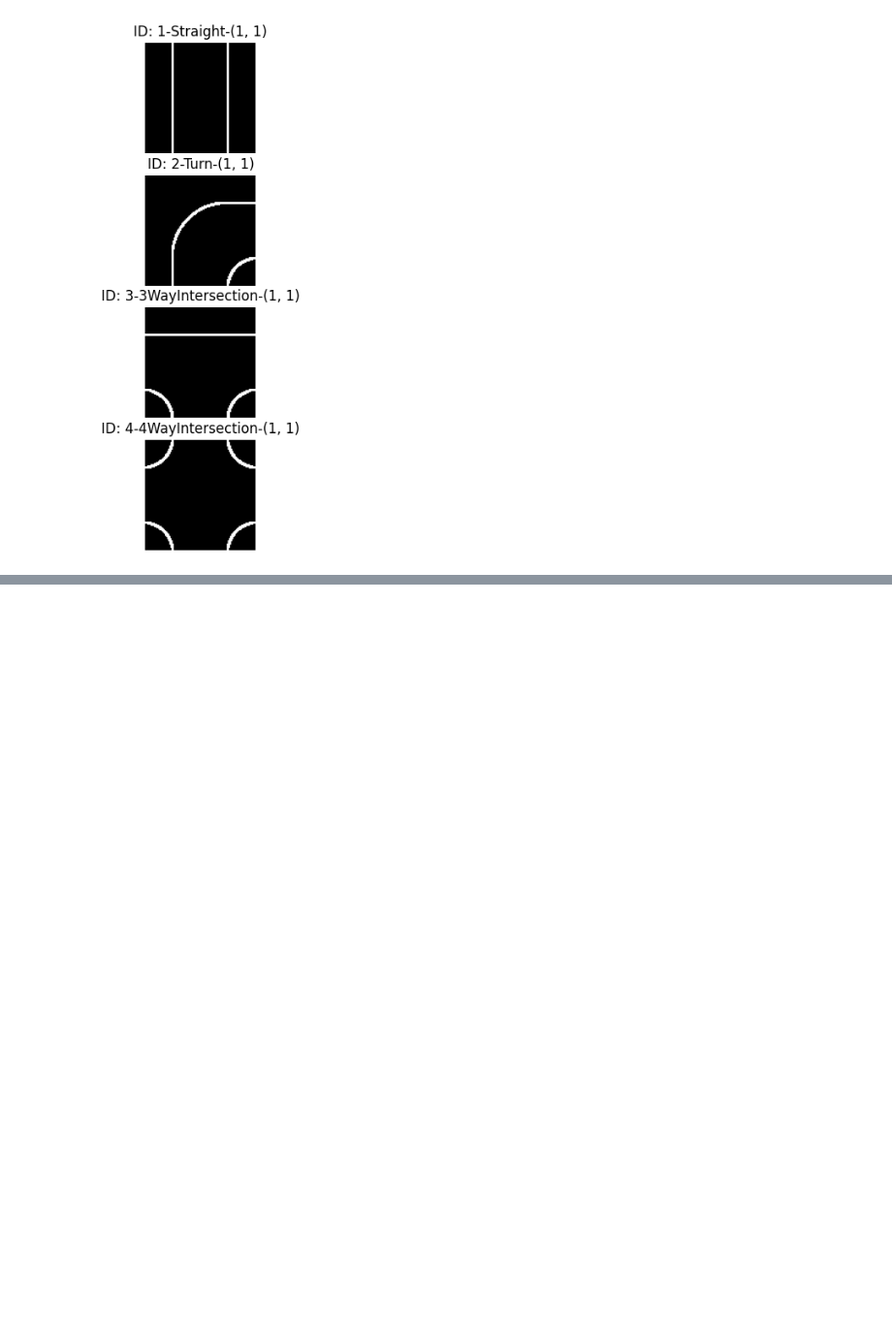
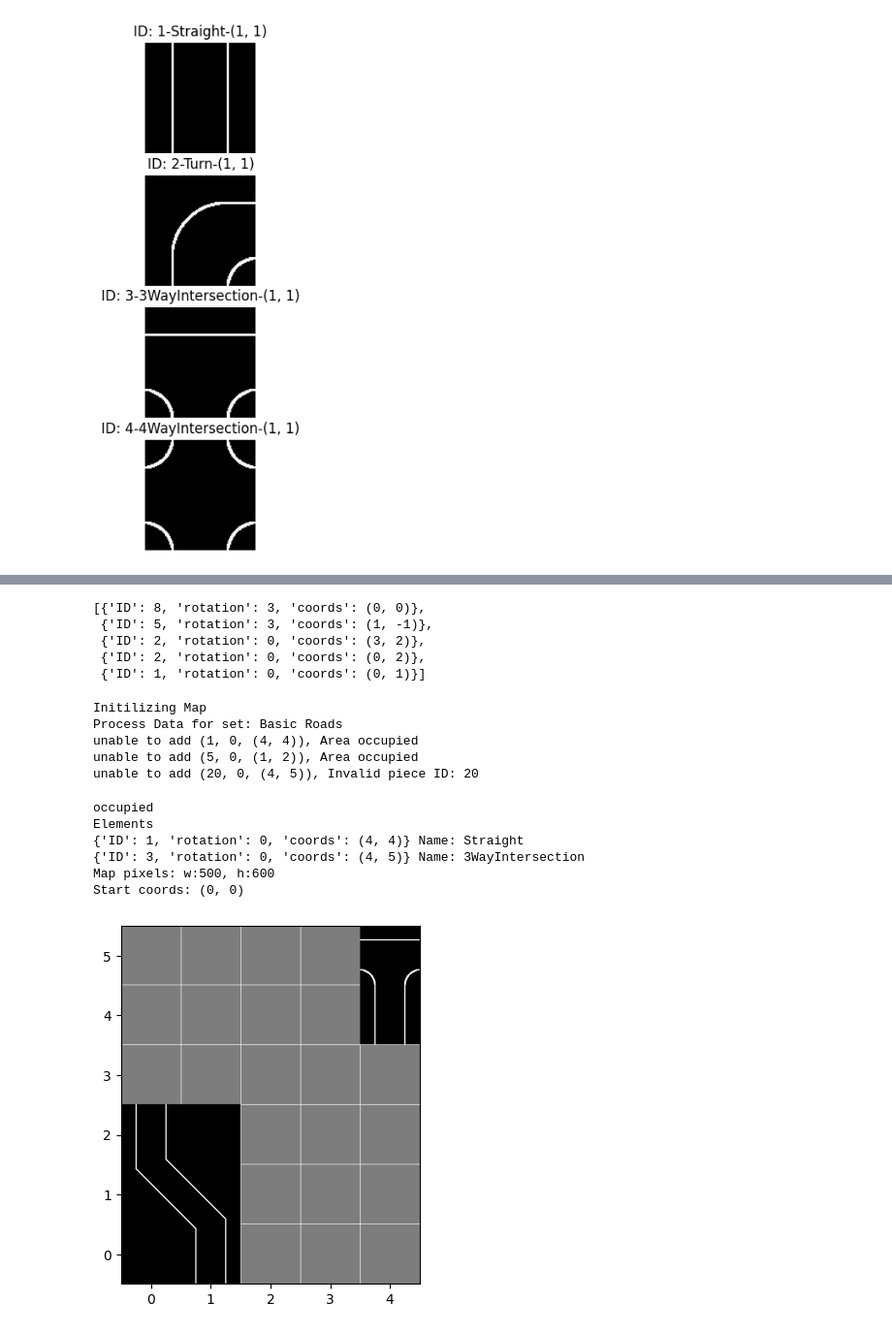
Before and after one commit to slaweksystem/map_generator_2D, a Jupyter notebook: map_generator.ipynb, the cells around one changed output, grey strips where cells are left out. Shown at 97% size. Cells and saved outputs as stored; diff of their text form; code cells hidden in the pictures; blank space fills up the shorter version.

Commit message:
add coords check, when adding new items

```diff
--- a/map_generator.ipynb
+++ b/map_generator.ipynb
@@ -99,10 +101,15 @@ images to load - 4
 # %%
 testMap = MapGrid(map_pieces)
 
-testMap.addItem(8, 3, (0,0))
-testMap.addItem(5, 3, (1,-1))
-testMap.addItem(2, 0, (3,2))
-testMap.addItem(2, 0, (0,2))
+elements_list = [
+(8, 3, (0,0)),
+(5, 3, (1,-1)),
+(2, 0, (3,2)),
+(2, 0, (0,2))
+]
+
+for item in elements_list:
+    testMap.addItem(item[0], item[1], item[2])
 
 # Coords
 print("Border coords:", testMap.getBorderCoords())
@@ -129 +124,54 @@ Picture element end coords -   100,100
 [figure]
+# %%
+testMap.addItem(1, 0, (0, 1))
+testMap.mapElements
+# %% [output]
+[{'ID': 8, 'rotation': 3, 'coords': (0, 0)},
+ {'ID': 5, 'rotation': 3, 'coords': (1, -1)},
+ {'ID': 2, 'rotation': 0, 'coords': (3, 2)},
+ {'ID': 2, 'rotation': 0, 'coords': (0, 2)},
+ {'ID': 1, 'rotation': 0, 'coords': (0, 1)}]
+# %%
+testMap = MapGrid(map_pieces)
+
+elements_list = [
+(7, 0, (0,0)),
+(1, 0, (4,4)),
+(1, 0, (4,4)),
+(3, 0, (4,5)),
+(5, 0, (1,2)),
+(20, 0, (4,5))
+]
+
+for item in elements_list:
+    try:
+        testMap.addItem(item[0], item[1], item[2])
+    except Exception as e:
+        print(f"unable to add {item}, {e}")
+# %% [output]
+Initilizing Map
+Process Data for set: Basic Roads
+unable to add (1, 0, (4, 4)), Area occupied
+unable to add (5, 0, (1, 2)), Area occupied
+unable to add (20, 0, (4, 5)), Invalid piece ID: 20
+# %%
+coords = (4, 4)
+size = (1, 2)
+
+if not testMap.checkCoords(coords, size):
+    print("occupied")
+    elementsInArea = testMap.getItemsFromCoords(coords, size)
+    print("Elements")
+    for element in elementsInArea:
+        print(element, "Name:" ,testMap.pieces[element['ID']].name)
+
+
+draw_map(testMap)
+# %% [output]
+occupied
+Elements
+{'ID': 1, 'rotation': 0, 'coords': (4, 4)} Name: Straight
+{'ID': 3, 'rotation': 0, 'coords': (4, 5)} Name: 3WayIntersection
+Map pixels: w:500, h:600
+Start coords: (0, 0)
+[figure, added]
```
Also changed, not shown: parts of 3 cells of this notebook, 2 other files.
